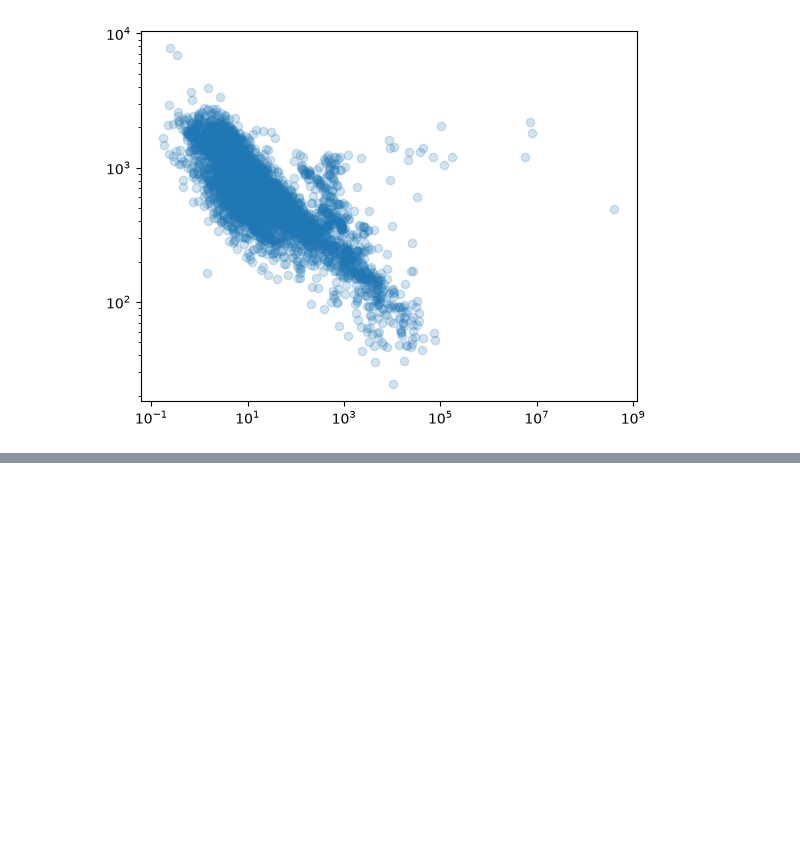
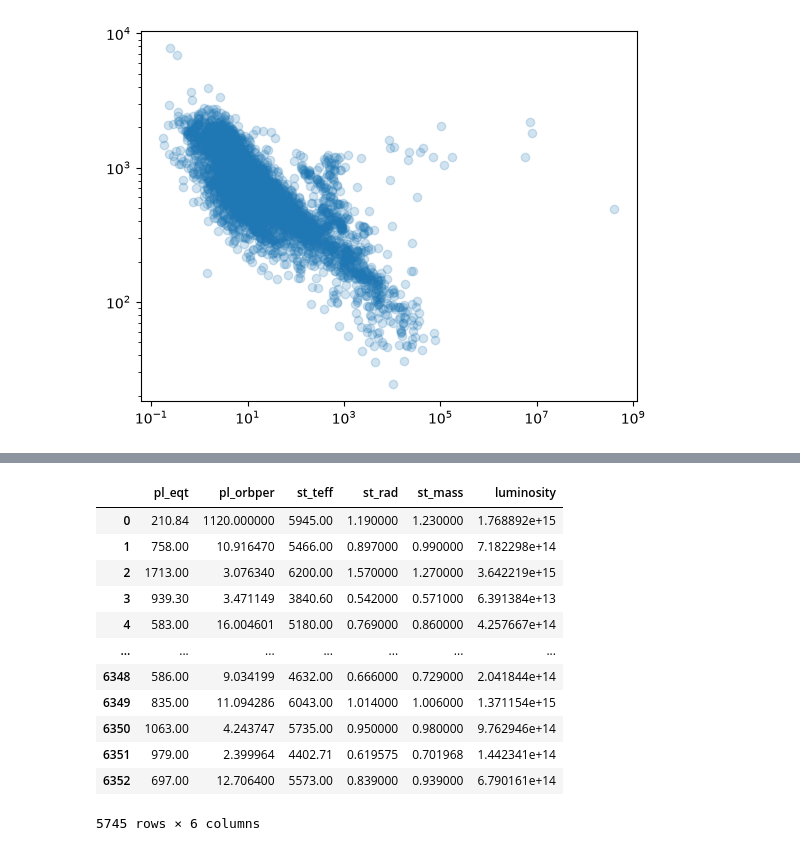
Before and after one commit to jhonatanaburto5-maker/machine-learning, a Jupyter notebook: notebooks/01_exoplanets_eda.ipynb, the cells around one changed output, grey strips where cells are left out. Saved outputs shown, nothing was run; the diff lists cells and outputs as text; code cells hidden in the pictures; blank space fills up the shorter version.

```diff
--- a/notebooks/01_exoplanets_eda.ipynb
+++ b/notebooks/01_exoplanets_eda.ipynb
@@ -487,0 +505,18 @@ plt.show()
+# %%
+df_eqt = df[["pl_eqt","pl_orbper","st_teff","st_rad","st_mass"]].dropna().copy()
+df_eqt["luminosity"] = (df_eqt["st_rad"]**2) * (df_eqt["st_teff"]**4)
+df_eqt
+# %% [output]
+|  | pl_eqt | pl_orbper | st_teff | st_rad | st_mass | luminosity |
+| 0 | 210.84 | 1120.000000 | 5945.00 | 1.190000 | 1.230000 | 1.768892e+15 |
+| 1 | 758.00 | 10.916470 | 5466.00 | 0.897000 | 0.990000 | 7.182298e+14 |
+| 2 | 1713.00 | 3.076340 | 6200.00 | 1.570000 | 1.270000 | 3.642219e+15 |
+| 3 | 939.30 | 3.471149 | 3840.60 | 0.542000 | 0.571000 | 6.391384e+13 |
+| 4 | 583.00 | 16.004601 | 5180.00 | 0.769000 | 0.860000 | 4.257667e+14 |
+| ... | ... | ... | ... | ... | ... | ... |
+| 6348 | 586.00 | 9.034199 | 4632.00 | 0.666000 | 0.729000 | 2.041844e+14 |
+| 6349 | 835.00 | 11.094286 | 6043.00 | 1.014000 | 1.006000 | 1.371154e+15 |
+| 6350 | 1063.00 | 4.243747 | 5735.00 | 0.950000 | 0.980000 | 9.762946e+14 |
+| 6351 | 979.00 | 2.399964 | 4402.71 | 0.619575 | 0.701968 | 1.442341e+14 |
+| 6352 | 697.00 | 12.706400 | 5573.00 | 0.839000 | 0.939000 | 6.790161e+14 |
+5745 rows × 6 columns
```
Also changed, not shown: parts of 2 cells of this notebook.
